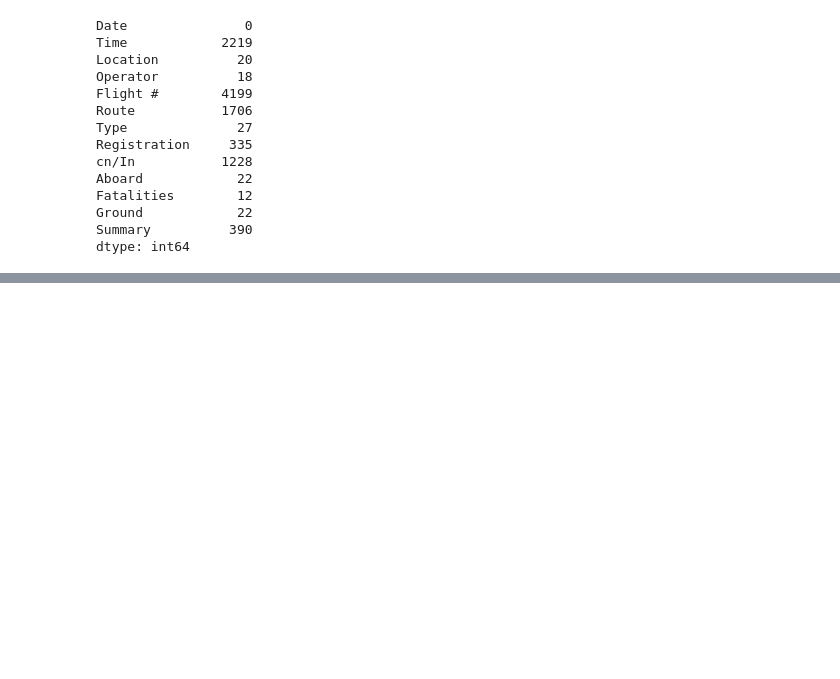
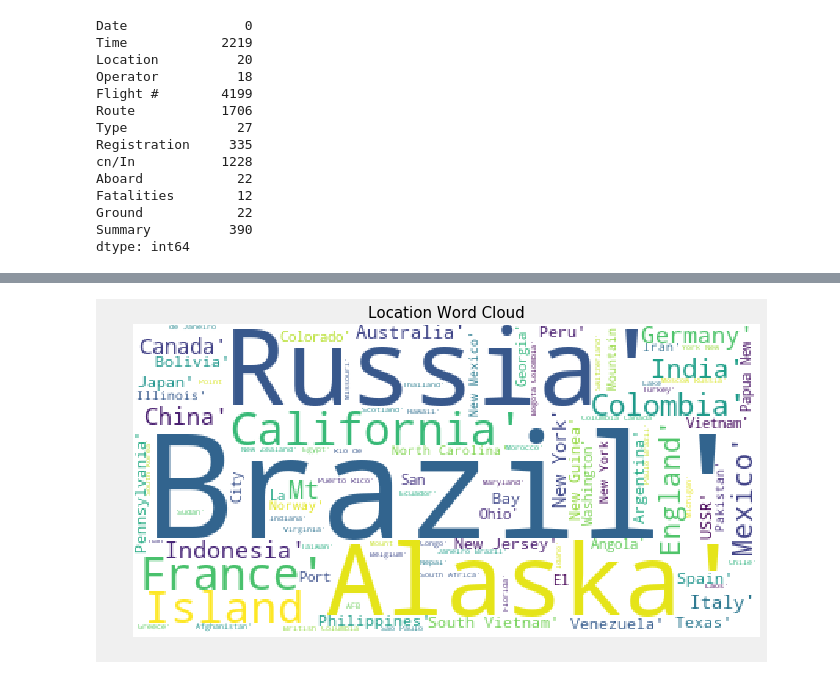
Before and after one commit to GrumpiestToast/Project-1, a Jupyter notebook: Airplane_Crashes.ipynb, the cells around one changed output, grey strips where cells are left out. Drawn from its saved outputs; the diff is of its cells as text; code cells hidden in the pictures; blank space fills up the shorter version.

```diff
--- a/Airplane_Crashes.ipynb
+++ b/Airplane_Crashes.ipynb
@@ -118,0 +135,25 @@ Text(0.5, 1.0, 'Count of accidents by Month')
+# %%
+list = str(df.Location.tolist())
+
+stopwords = set(STOPWORDS)
+stopwords.add("off")
+stopwords.add("Near")
+stopwords.add("Over")
+stopwords.add("of")
+stopwords.add("on")
+stopwords.add("'")
+stopwords.add("-")
+stopwords.add("\"")
+stopwords.add(",")
+stopwords.add(".")
+stopwords.add(" -")
+wc = WordCloud(background_color = "white", max_words= 2500, stopwords=stopwords)
+wc.generate(list)
+
+plt.figure(figsize=(10,10))
+plt.title('Location Word Cloud', loc='Center', fontsize=15)
+plt.imshow(wc)
+plt.axis("off")
+plt.show()
+# %% [output]
+[figure, added]
```
Also changed, not shown: parts of 8 cells of this notebook.
